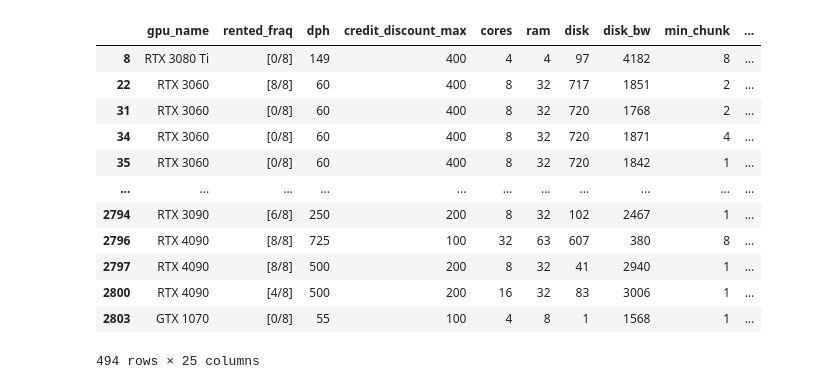
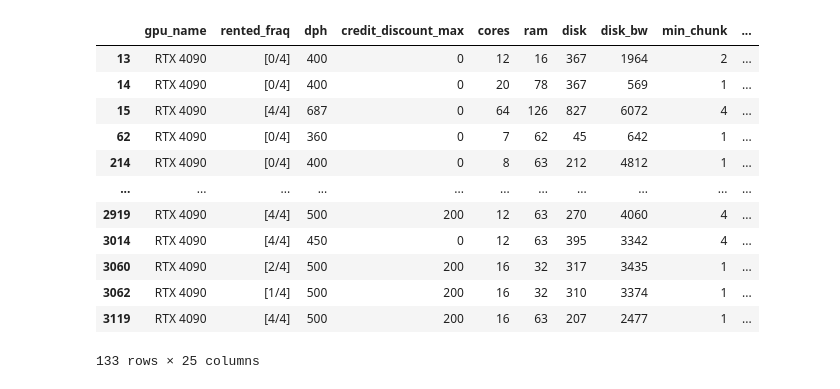
Before and after one commit to alkorolyov/vast-stats, a Jupyter notebook: notebooks/04_snapshot.ipynb, the cells around one changed output. Saved outputs shown, nothing was run; the diff lists cells and outputs as text; code cells hidden in the pictures.

```diff
--- a/notebooks/04_snapshot.ipynb
+++ b/notebooks/04_snapshot.ipynb
@@ -82,19 +81,19 @@ df.query("dph >= 0.5 and gpu_name == 'RTX 4090'")[cols].sort_values(by='dph', as
 # %%
-df.query('num_gpus == 8')[cols]
+df.query("num_gpus == 4 and gpu_name == 'RTX 4090'")[cols]
 # %% [output]
 |  | gpu_name | rented_fraq | dph | credit_discount_max | cores | ram | disk | disk_bw | min_chunk | ... |
-| 8 | RTX 3080 Ti | [0/8] | 149 | 400 | 4 | 4 | 97 | 4182 | 8 | ... |
-| 22 | RTX 3060 | [8/8] | 60 | 400 | 8 | 32 | 717 | 1851 | 2 | ... |
-| 31 | RTX 3060 | [0/8] | 60 | 400 | 8 | 32 | 720 | 1768 | 2 | ... |
-| 34 | RTX 3060 | [0/8] | 60 | 400 | 8 | 32 | 720 | 1871 | 4 | ... |
-| 35 | RTX 3060 | [0/8] | 60 | 400 | 8 | 32 | 720 | 1842 | 1 | ... |
+| 13 | RTX 4090 | [0/4] | 400 | 0 | 12 | 16 | 367 | 1964 | 2 | ... |
+| 14 | RTX 4090 | [0/4] | 400 | 0 | 20 | 78 | 367 | 569 | 1 | ... |
+| 15 | RTX 4090 | [4/4] | 687 | 0 | 64 | 126 | 827 | 6072 | 4 | ... |
+| 62 | RTX 4090 | [0/4] | 360 | 0 | 7 | 62 | 45 | 642 | 1 | ... |
+| 214 | RTX 4090 | [0/4] | 400 | 0 | 8 | 63 | 212 | 4812 | 1 | ... |
 | ... | ... | ... | ... | ... | ... | ... | ... | ... | ... | ... |
-| 2794 | RTX 3090 | [6/8] | 250 | 200 | 8 | 32 | 102 | 2467 | 1 | ... |
-| 2796 | RTX 4090 | [8/8] | 725 | 100 | 32 | 63 | 607 | 380 | 8 | ... |
-| 2797 | RTX 4090 | [8/8] | 500 | 200 | 8 | 32 | 41 | 2940 | 1 | ... |
-| 2800 | RTX 4090 | [4/8] | 500 | 200 | 16 | 32 | 83 | 3006 | 1 | ... |
-| 2803 | GTX 1070 | [0/8] | 55 | 100 | 4 | 8 | 1 | 1568 | 1 | ... |
+| 2919 | RTX 4090 | [4/4] | 500 | 200 | 12 | 63 | 270 | 4060 | 4 | ... |
+| 3014 | RTX 4090 | [4/4] | 450 | 0 | 12 | 63 | 395 | 3342 | 4 | ... |
+| 3060 | RTX 4090 | [2/4] | 500 | 200 | 16 | 32 | 317 | 3435 | 1 | ... |
+| 3062 | RTX 4090 | [1/4] | 500 | 200 | 16 | 32 | 310 | 3374 | 1 | ... |
+| 3119 | RTX 4090 | [4/4] | 500 | 200 | 16 | 63 | 207 | 2477 | 1 | ... |
-494 rows × 25 columns
+133 rows × 25 columns
 # %%
 df[cols].query('country == "RU"')
 # %% [output]
```
Also changed, not shown: parts of 3 cells of this notebook, 4 other files.
